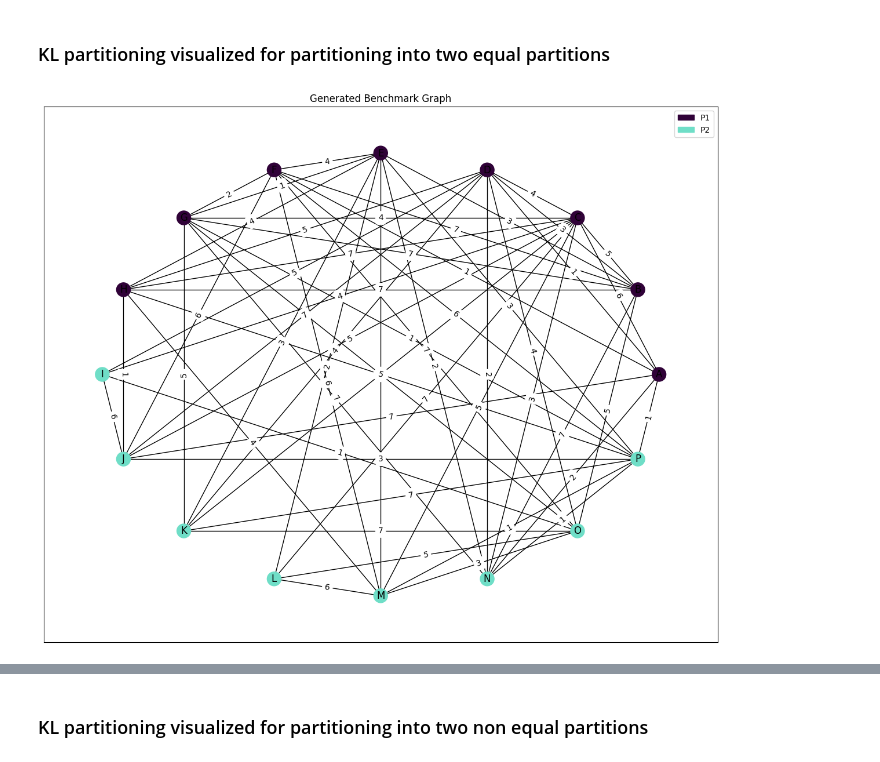
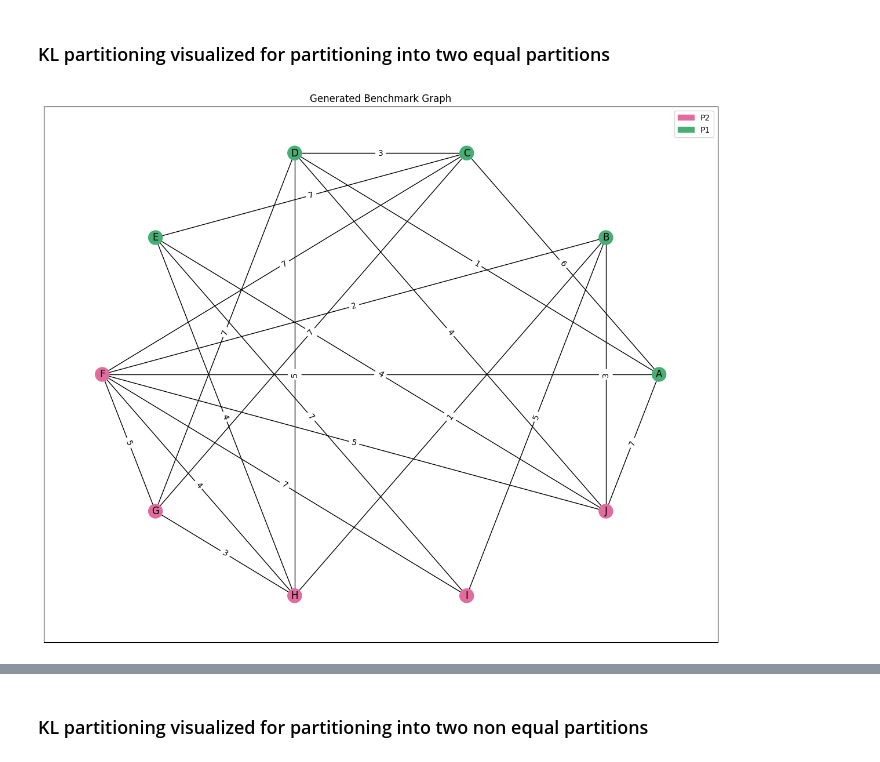
Before and after one commit to rohankalbag/vlsi-circuit-partitioning-algorithms, a Jupyter notebook: kerninghan_lin.ipynb, the cells around one changed output, grey strips where cells are left out. Drawn from its saved outputs; the diff is of its cells as text; code cells hidden in the pictures.

Commit message:
Added benchmark for KL algorithm

```diff
--- a/kerninghan_lin.ipynb
+++ b/kerninghan_lin.ipynb
@@ -273,13 +275,13 @@ def init_partition_generator(m, n):
 # %% [markdown]
 ### KL partitioning visualized for partitioning into two equal partitions
 # %%
-g = generate_benchmark(16, seed = 69)
+g = generate_benchmark(10, seed = 69)
 
-graph = convert_to_our_graph(g, init_partition_generator(8,8))
+graph = convert_to_our_graph(g, init_partition_generator(5,5))
 v.addEdges(graph)
 v.visualize("Generated Benchmark Graph")
 # %% [output]
-[figure, old version]
+[figure, new version]
 # %%
 swaps,m = kerninghan_lin(graph)
 # %%
```
Also changed, not shown: parts of 11 cells of this notebook, 1 other file.
